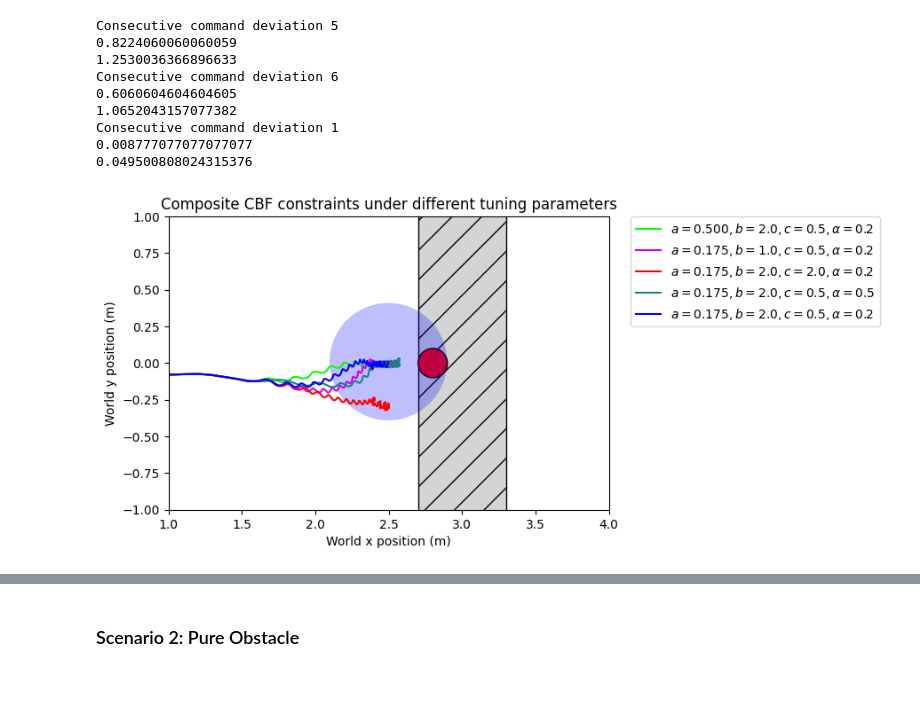
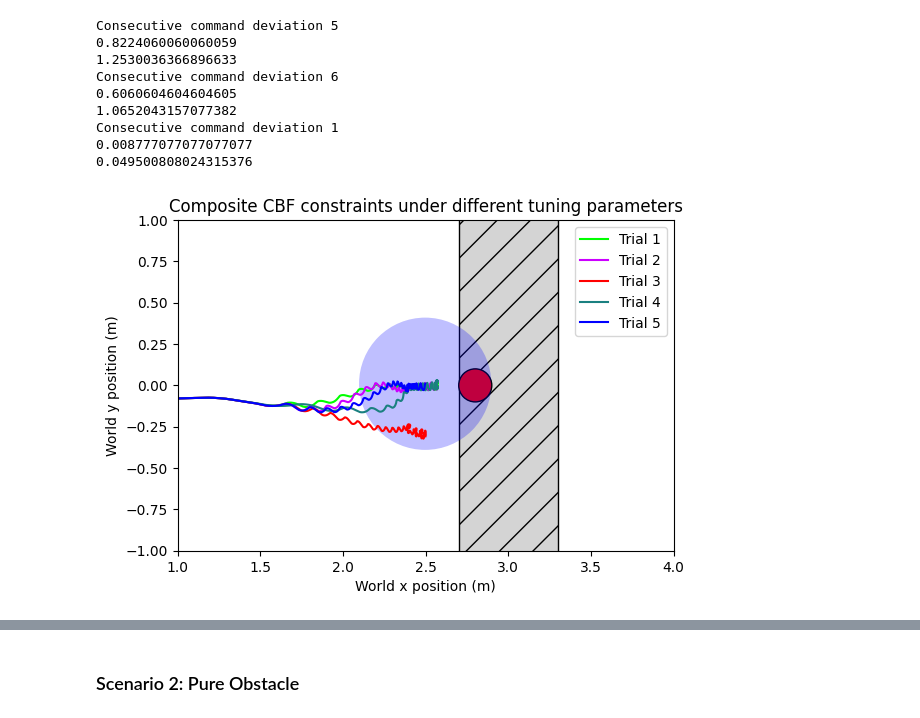
Before and after one commit to famsvip/Robot-Navigation-Collision-Avoidance-, a Jupyter notebook: data/plotting.ipynb, the cells around one changed output, grey strips where cells are left out. Drawn from its saved outputs; the diff is of its cells as text; code cells hidden in the pictures; blank space fills up the shorter version.

Commit message:
Updated config 5 for composite

```diff
--- a/data/plotting.ipynb
+++ b/data/plotting.ipynb
@@ -310,40 +310,40 @@ Consecutive command deviation 1
 
 data_threshold = 10000
 
 # Load data
 composite_1 = np.load("./composite_pos_1.npy")
 composite_2 = np.load("./composite_pos_2.npy")
 composite_3 = np.load("./composite_pos_3.npy")
 composite_4 = np.load("./composite_pos_4.npy")
 composite_5 = np.load("./composite_pos_5.npy")
 composite_6 = np.load("./composite_pos_6.npy")
 
 fig, ax = plt.subplots()
 
 rect = Rectangle((2.7, -1.8), width=0.6, height=3.6,
                  edgecolor='black', facecolor=(0.83, 0.83, 0.83), hatch="/")
 circle_target = Circle((2.8, 0.0), radius=0.1, edgecolor="black", facecolor="red")
 circle_separated_1 = Circle((composite_3[data_threshold-1,:2]), radius=0.4, facecolor=(0,0,1.0,0.25))
 ax.add_patch(rect)
 ax.add_patch(circle_target)
 ax.add_patch(circle_separated_1)
 
-ax.plot(composite_4[:data_threshold,0], composite_4[:data_threshold,1], color=(0,1.0,0), label=r"$a=0.500, b=2.0, c=0.5, \alpha=0.2$")
-ax.plot(composite_5[:data_threshold,0], composite_5[:data_threshold,1], color=(0.8,0.0,1.0), label=r"$a=0.175, b=1.0, c=0.5, \alpha=0.2$")
-ax.plot(composite_2[:data_threshold,0], composite_2[:data_threshold,1], color=(1.0,0,0), label=r"$a=0.175, b=2.0, c=2.0, \alpha=0.2$")
-ax.plot(composite_6[:data_threshold,0], composite_6[:data_threshold,1], color=(0.1,0.5,0.5), label=r"$a=0.175, b=2.0, c=0.5, \alpha=0.5$")
-ax.plot(composite_3[:data_threshold,0], composite_3[:data_threshold,1], color=(0,0.0,1.0), label=r"$a=0.175, b=2.0, c=0.5, \alpha=0.2$")
+ax.plot(composite_4[:data_threshold,0], composite_4[:data_threshold,1], color=(0,1.0,0), label="Trial 1")
+ax.plot(composite_5[:data_threshold,0], composite_5[:data_threshold,1], color=(0.8,0.0,1.0), label="Trial 2")
+ax.plot(composite_2[:data_threshold,0], composite_2[:data_threshold,1], color=(1.0,0,0), label="Trial 3")
+ax.plot(composite_6[:data_threshold,0], composite_6[:data_threshold,1], color=(0.1,0.5,0.5), label="Trial 4")
+ax.plot(composite_3[:data_threshold,0], composite_3[:data_threshold,1], color=(0,0.0,1.0), label="Trial 5")
 ax.set_xlim(1, 4)
 ax.set_ylim(-1, 1)
 ax.set_aspect('equal')
 plt.grid(False)
 plt.title('Composite CBF constraints under different tuning parameters')
 plt.xlabel("World x position (m)")
 plt.ylabel("World y position (m)")
-plt.legend(bbox_to_anchor=(1.05, 1), loc='upper left', borderaxespad=0.)
+plt.legend()
 plt.show()
 # %% [output]
-[figure, old version]
+[figure, new version]
 # %%
 # Consecutive command error for tuning slack weight for composite CBF
 
```
Also changed, not shown: parts of 8 cells of this notebook, 10 other files.
